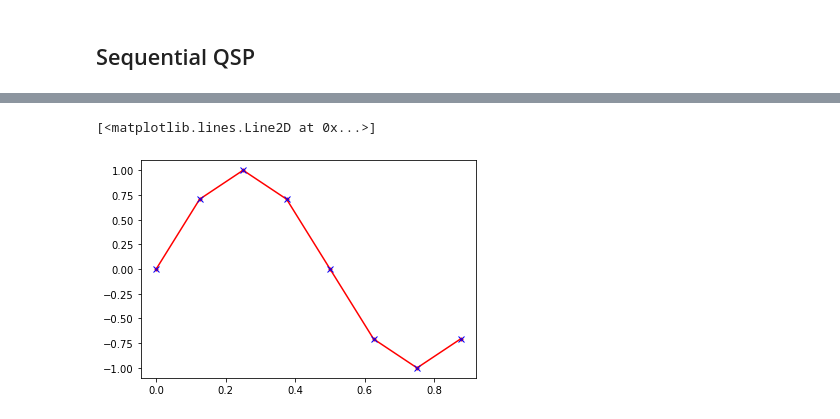
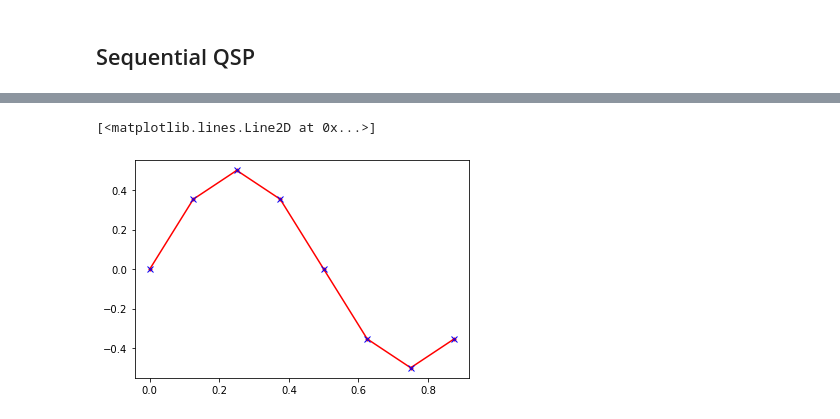
Before and after one commit to ugo-nzongani/Adjustable-depth-quantum-circuit-for-diagonal-unitary-and-QSP, a Jupyter notebook: final_code/qsp.ipynb, the cells around one changed output, grey strips where cells are left out. Drawn from its saved outputs; the diff is of its cells as text; code cells hidden in the pictures.

```diff
--- a/final_code/qsp.ipynb
+++ b/final_code/qsp.ipynb
@@ -74,7 +74,8 @@ def walsh_circuit_qsp(n,n_ancilla_qsp,f,walsh_info,gray_code=True):
     return qc
 # %%
 def f(x):
-    return np.sin(2*np.pi*x)
+    epsilon0 = 1/10
+    return np.sin(2*np.pi*x)*epsilon0
 
 n = 3
 n_ancilla_adjustable = 6
@@ -244,12 +244,15 @@ def sequential_circuit_qsp(n,n_ancilla_qsp,f,sequential_info,gray_code=True):
     return qc
 # %%
 def f(x):
-    return np.sin(2*np.pi*x)
+    epsilon0 = 1/10
+    return np.sin(2*np.pi*x)*epsilon0
 
 n = 3
 n_ancilla_adjustable = 9
 n_ancilla_qsp = 3
 gray_code = True
+
+#epsilon0 = 1/10
 
 q = QuantumRegister(n,name='q')
 qA = QuantumRegister(1,name='qA')
@@ -294,8 +297,8 @@ if n_ancilla_adjustable >= n:
 # undo copy of qA
 qc.append(copy_gate_qsp.inverse(),qA_qubits+a_qsp_qubits)
 
-#qc.h(qA)
-#qc.p(-np.pi/2,qA)
+qc.h(qA)
+qc.p(np.pi/2,qA)
 
-#qc.decompose().decompose().draw()
+qc.draw()
 # %% [output]
@@ -303,16 +322,15 @@ qc.append(copy_gate_qsp.inverse(),qA_qubits+a_qsp_qubits)
 # %%
 state = qi.Statevector.from_instruction(qc)
 state_dict = state.to_dict()
 data = []
 n_bits = len(list(state_dict.keys())[0])
 for i in list(state_dict.keys()):
     if i[n_bits-1] == '1':
         data.append(state_dict[i])
 L = np.array(data)
-L2 = np.angle(L)
 X = np.array(range(2**n))/(2**n)
-plt.plot(X,L2,marker='.',c='r')
-plt.plot(X,f(X),marker='x',c='b',linestyle='')
+plt.plot(X,np.real(L)/np.linalg.norm(L),marker='.',c='r')
+plt.plot(X,f(X)/np.linalg.norm(f(X)),marker='x',c='b',linestyle='')
 # %% [output]
 [<matplotlib.lines.Line2D at 0x...>]
-[figure, old version]
+[figure, new version]
```
Also changed, not shown: parts of 2 cells of this notebook, 1 other file.
